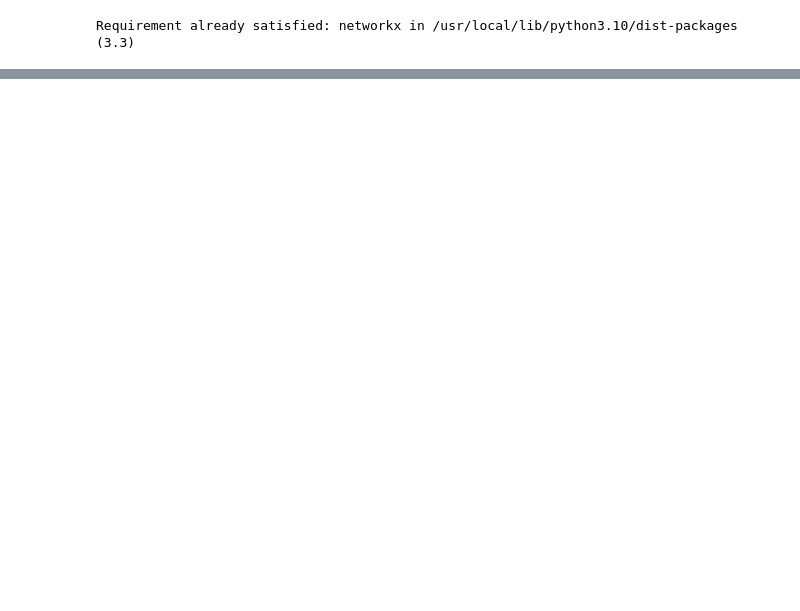
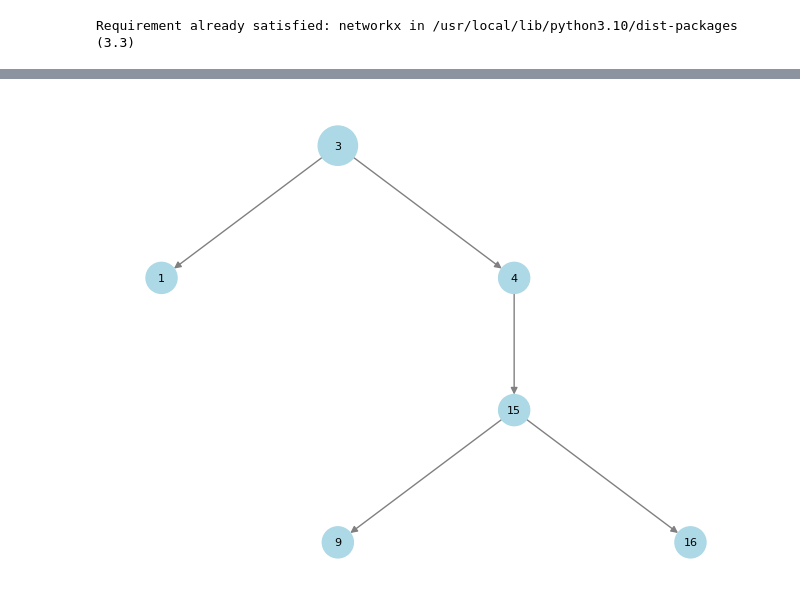
Before and after one commit to armandossrecife/teste, a Jupyter notebook: grafico_lista_ligada.ipynb, the cells around one changed output, grey strips where cells are left out. Cells and saved outputs as stored; diff of their text form; code cells hidden in the pictures; blank space fills up the shorter version.

```diff
--- a/grafico_lista_ligada.ipynb
+++ b/grafico_lista_ligada.ipynb
@@ -75,0 +197,13 @@ dllist.visualize_list()
+# %%
+# Criando uma árvore
+tree = Tree()
+tree.insert(3)
+tree.insert(1)
+tree.insert(4)
+tree.insert(15)
+tree.insert(9)
+tree.insert(16)
+# %%
+tree.visualize()
+# %% [output]
+[figure, added]
```
Also changed, not shown: parts of 11 cells of this notebook.
